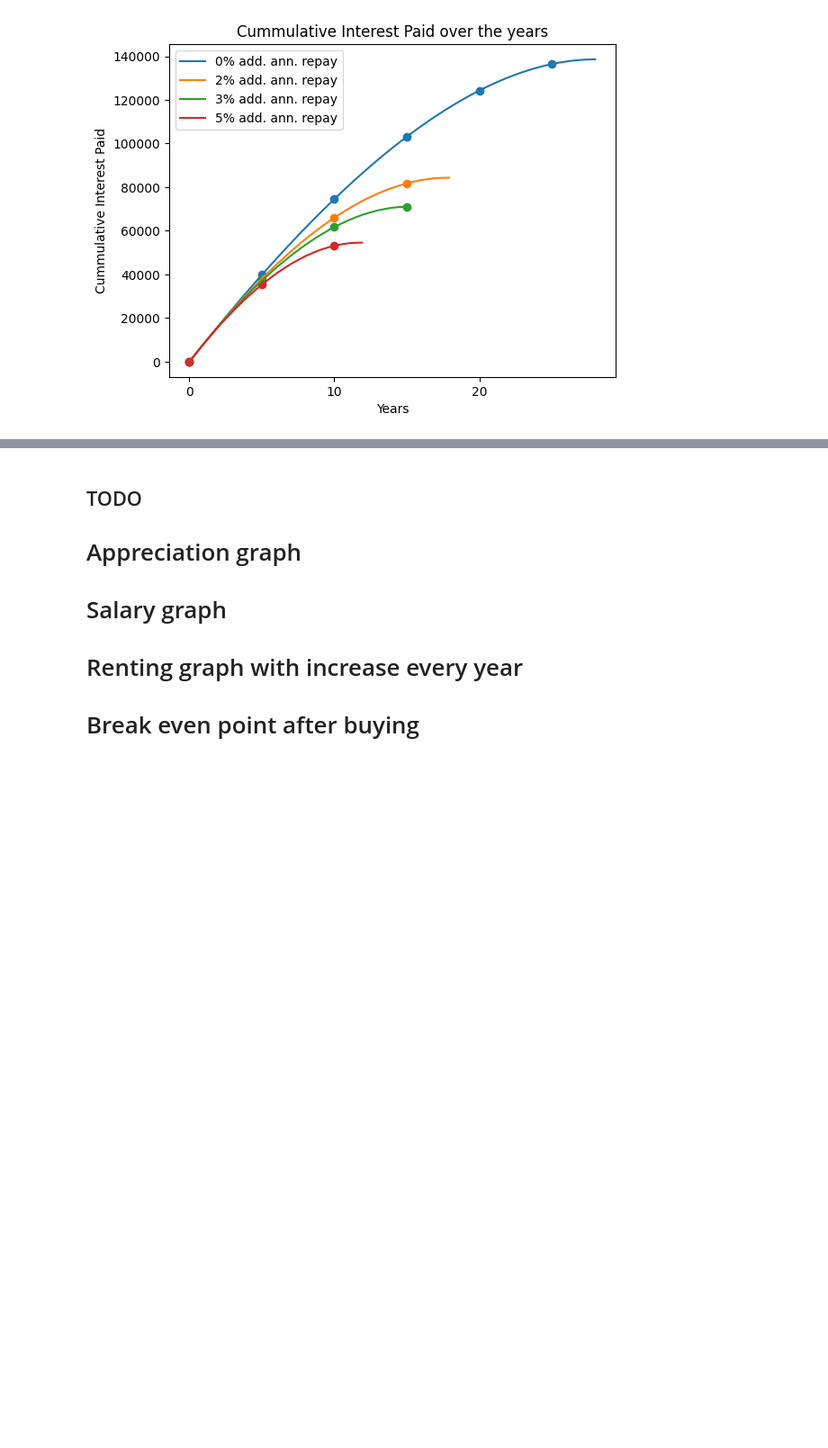
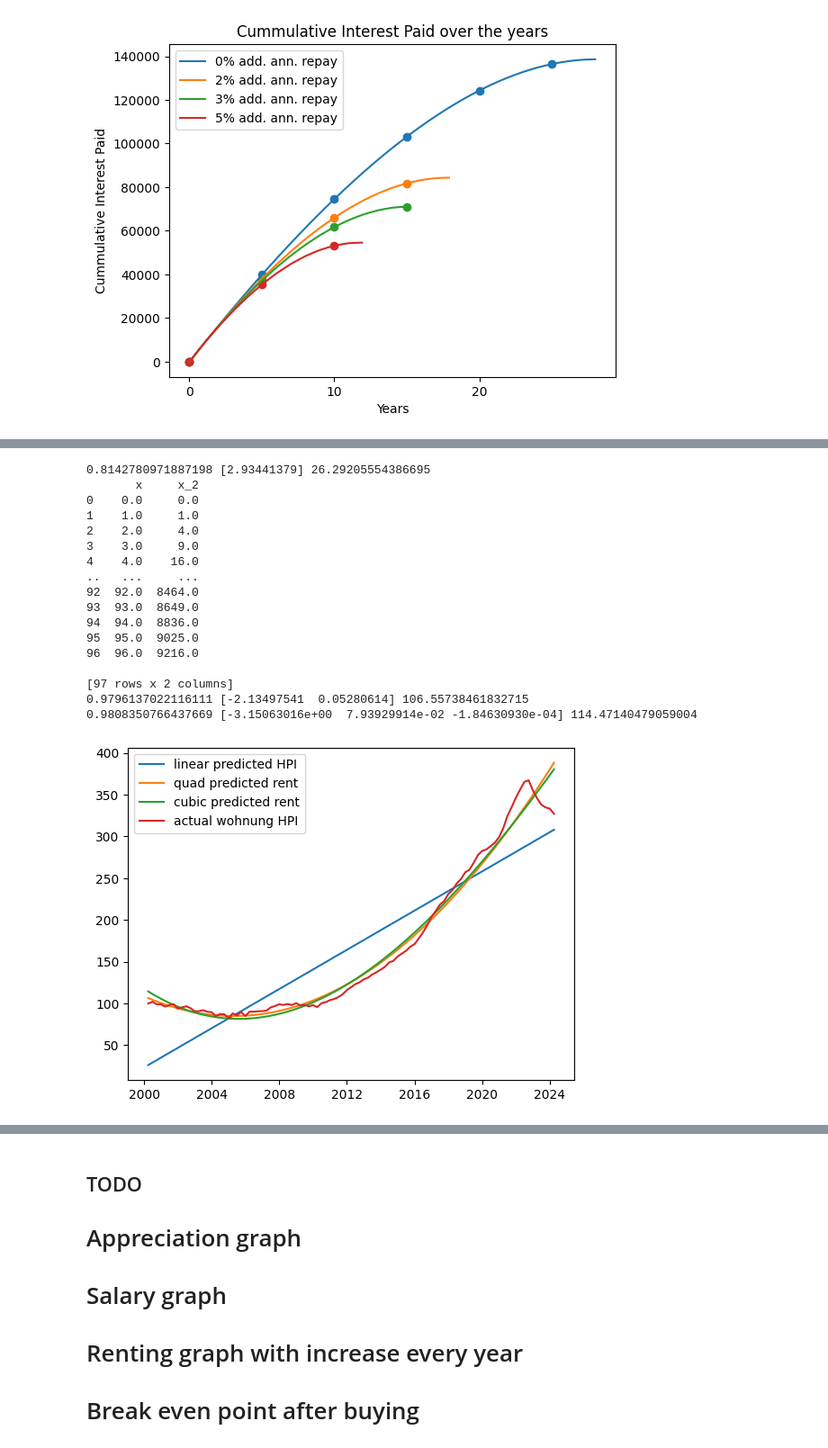
Before and after one commit to barunps3/financial_analysis, a Jupyter notebook: Base_calculation.ipynb, the cells around one changed output, grey strips where cells are left out. Shown at 90% size. Saved outputs shown, nothing was run; the diff lists cells and outputs as text; code cells hidden in the pictures; blank space fills up the shorter version.

```diff
--- a/Base_calculation.ipynb
+++ b/Base_calculation.ipynb
@@ -370,0 +393,57 @@ Please follow heading <em>Rental Market</em> in this [report](https://guthmann.e
+# %%
+linear_model = LinearRegression()
+x = price_index_df.index.to_numpy().reshape((-1, 1))
+y = apartment_pindex.to_numpy()
+linear_model.fit(x, y)
+r_sq = linear_model.score(x, y)
+slope = linear_model.coef_
+intercept = linear_model.intercept_
+
+print(r_sq, slope, intercept)
+y_predicted = x * slope + intercept
+y_predicted
+plt.plot(dates, y_predicted, label='linear predicted HPI')
+
+quad_x = PolynomialFeatures(degree=2, include_bias=False).fit_transform(x)
+quad_x_df = pd.DataFrame(quad_x, columns=['x', 'x_2'])
+quad_model = LinearRegression().fit(quad_x, y)
+r_sq = quad_model.score(quad_x, y)
+slope = quad_model.coef_
+intercept = quad_model.intercept_
+
+print(r_sq, slope, intercept)
+y_predicted = quad_x_df['x_2'] * slope[1] + quad_x_df['x'] * slope[0] + intercept
+plt.plot(dates, y_predicted, label="quad predicted rent")
+
+cubix_x = PolynomialFeatures(degree=3, include_bias=False).fit_transform(x)
+cubix_x_df = pd.DataFrame(cubix_x, columns=['x', 'x_2', 'x_3'])
+cubic_model = LinearRegression().fit(cubix_x, y)
+r_sq = cubic_model.score(cubix_x, y)
+slope = cubic_model.coef_
+intercept = cubic_model.intercept_
+
+print(r_sq, slope, intercept)
+y_predicted = cubix_x_df['x_3'] * slope[2] + cubix_x_df['x_2'] * slope[1] + cubix_x_df['x'] * slope[0] + intercept
+plt.plot(dates, y_predicted, label="cubic predicted rent")
+plt.plot(dates, apartment_pindex, label="actual wohnung HPI")
+plt.legend()
+plt.show()# Calculate total interest paid every 5 year
+# %% [output]
+0.8142780971887198 [2.93441379] 26.29205554386695
+       x     x_2
+0    0.0     0.0
+1    1.0     1.0
+2    2.0     4.0
+3    3.0     9.0
+4    4.0    16.0
+..   ...     ...
+92  92.0  8464.0
+93  93.0  8649.0
+94  94.0  8836.0
+95  95.0  9025.0
+96  96.0  9216.0
+
+[97 rows x 2 columns]
+0.9796137022116111 [-2.13497541  0.05280614] 106.55738461832715
+0.9808350766437669 [-3.15063016e+00  7.93929914e-02 -1.84630930e-04] 114.47140479059004
+[figure, added]
```
Also changed, not shown: parts of 5 cells of this notebook, 2 other files.
